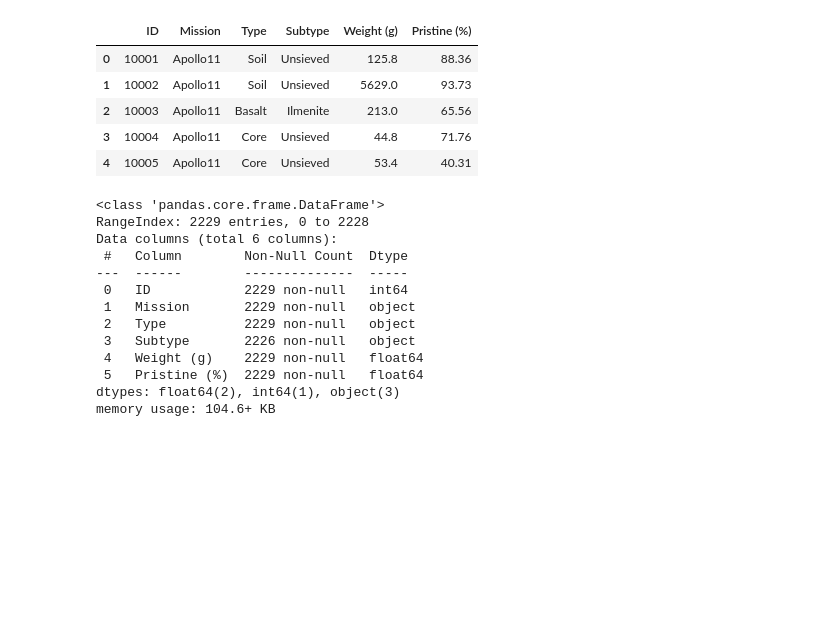
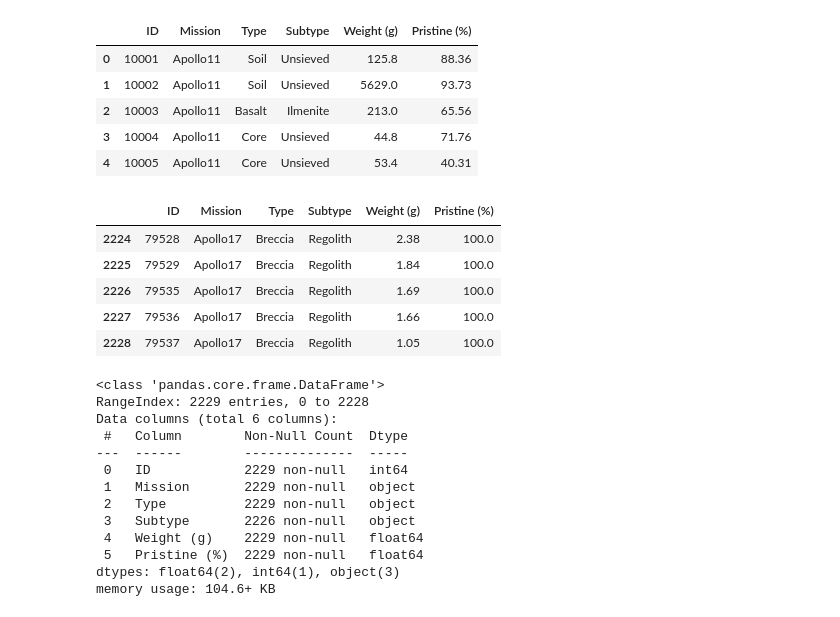
Before and after one commit to jimmynkim/MS_pythonproject, a Jupyter notebook: 20250925.ipynb, the cells around one changed output. Cells and saved outputs as stored; diff of their text form; code cells hidden in the pictures; blank space fills up the shorter version.

```diff
--- a/20250925.ipynb
+++ b/20250925.ipynb
@@ -85,5 +173,14 @@
 | 2 | 10003 | Apollo11 | Basalt | Ilmenite | 213.0 | 65.56 |
 | 3 | 10004 | Apollo11 | Core | Unsieved | 44.8 | 71.76 |
 | 4 | 10005 | Apollo11 | Core | Unsieved | 53.4 | 40.31 |
+# %%
+rock_samples.tail()
+# %% [output]
+|  | ID | Mission | Type | Subtype | Weight (g) | Pristine (%) |
+| 2224 | 79528 | Apollo17 | Breccia | Regolith | 2.38 | 100.0 |
+| 2225 | 79529 | Apollo17 | Breccia | Regolith | 1.84 | 100.0 |
+| 2226 | 79535 | Apollo17 | Breccia | Regolith | 1.69 | 100.0 |
+| 2227 | 79536 | Apollo17 | Breccia | Regolith | 1.66 | 100.0 |
+| 2228 | 79537 | Apollo17 | Breccia | Regolith | 1.05 | 100.0 |
 # %%
 #rock_samples 데이터프레임 정보 확인하기
```
Also changed, not shown: parts of 127 cells of this notebook.
